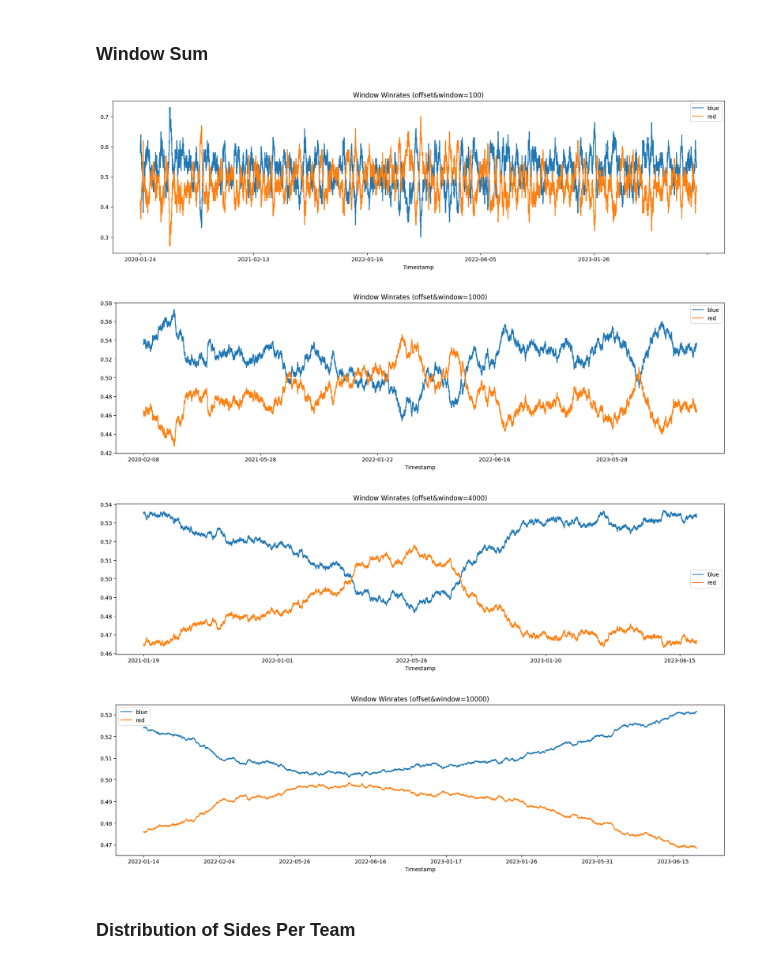
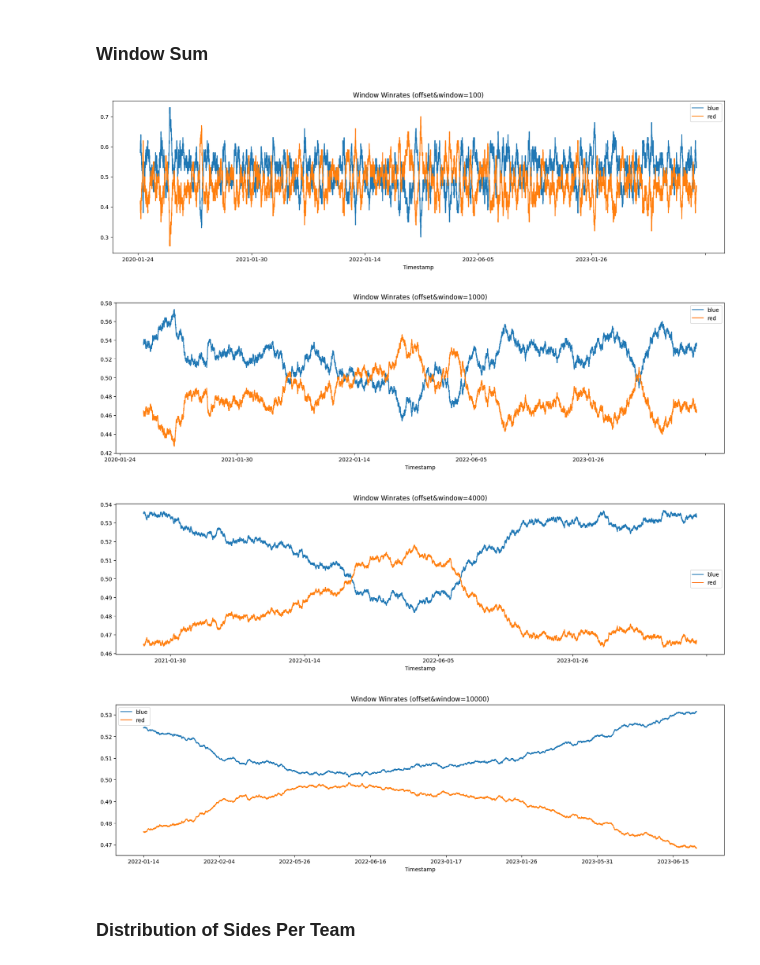
Before and after one commit to projectulterior/global-power-rankings, a Jupyter notebook: data_exploration.ipynb, the cells around one changed output. Saved outputs shown, nothing was run; the diff lists cells and outputs as text; code cells hidden in the pictures.

```diff
--- a/data_exploration.ipynb
+++ b/data_exploration.ipynb
@@ -114,34 +114,34 @@ for offset in offsets:
 # %%
 def winrate(games, side, window=1000):
     wins = [1 if winner == side else 0 for winner in games["winner"]]
     cum = np.cumsum(wins)
     cum[window:] = cum[window:] - cum[:-window]
     return [cum[i]/window for i in range(len(cum))]
 
-sorted = games.sort_values(by="tournament_startDate")
+sorted = games.sort_values(by="tournament_endDate")
 
 offsets = [
     100,
     1000,
     4000,
     10000
 ]
 
 for offset in offsets:
-    dates = sorted["tournament_startDate"][offset:]
-    reds = winrate(sorted, "red", offset)[offset:]
-    blues = winrate(sorted, "blue", offset)[offset:]
+    dates = sorted["tournament_endDate"]
+    reds = [None] * offset + winrate(sorted, "red", offset)[offset:]
+    blues = [None] * offset + winrate(sorted, "blue", offset)[offset:]
 
     winrates = pd.DataFrame({
         'blue': blues,
         'red': reds,
     }, index=dates)
 
     winrates.plot(title="Window Winrates (offset&window="+str(offset) + ")", xlabel="Timestamp", figsize=(20, 5))
 # %% [output]
 [figure]
-[figure, old version]
+[figure, new version]
-[figure, old version]
+[figure, new version]
 [figure]
 # %% [markdown]
 ### Distribution of Sides Per Team
```
Also changed, not shown: 1 other file.
